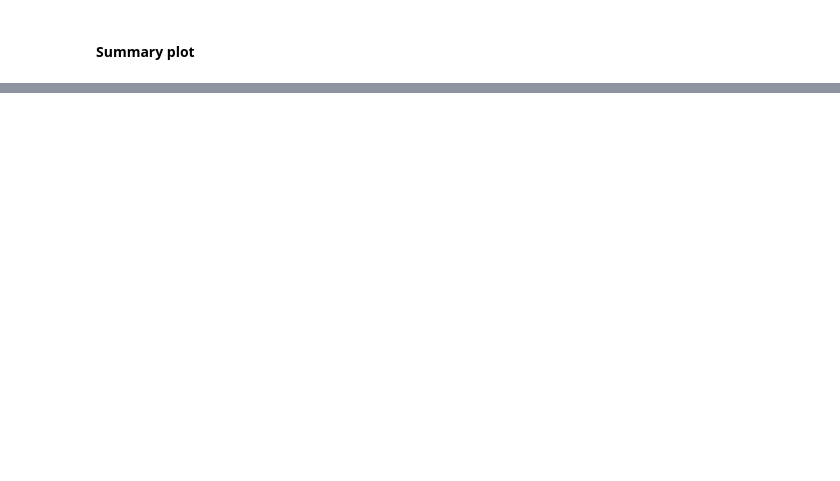
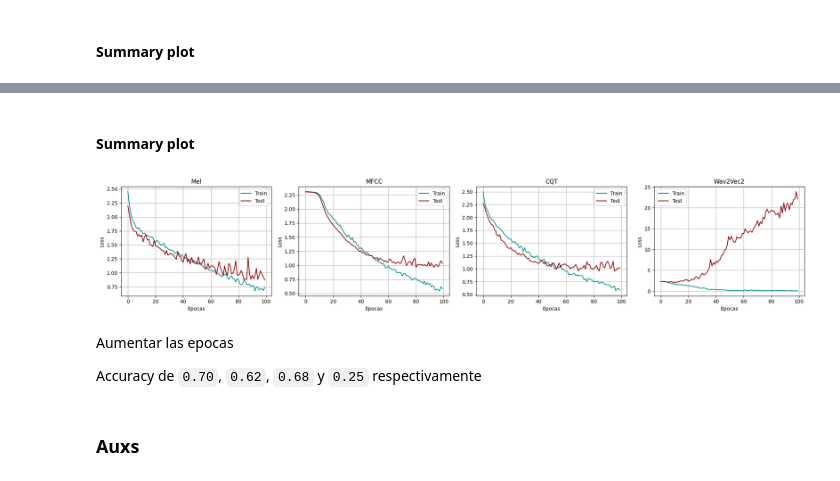
Before and after one commit to aaronbernal28/DeepMusicGenreClassifier, a Jupyter notebook: notebooks/cnns.ipynb, the cells around one changed output, grey strips where cells are left out. Drawn from its saved outputs; the diff is of its cells as text; code cells hidden in the pictures; blank space fills up the shorter version.

```diff
--- a/notebooks/cnns.ipynb
+++ b/notebooks/cnns.ipynb
@@ -331,0 +445,10 @@ plt.show()
+# %%
+X_train = np.load('../Data/X_train_wav2vec2.npy')
+X_test = np.load('../Data/X_test_wav2vec2.npy')
+
+print(f"Entrenamiento: {len(X_train)} pares")
+print(f"Testeo: {len(X_test)} pares")
+
+train_dataset = Image_dataset(X_train, y_train)
+test_dataset = Image_dataset(X_test, y_test)
+train_dataset[1]
@@ -331,0 +469,21 @@ plt.show()
+# %%
+FEATURE_LEN = train_dataset[1]['input_length'][0]
+
+# Inicializa el modelo
+model = CNN2(feature_len=FEATURE_LEN).to(device)
+
+# Función de pérdida y optimizador
+criterion = nn.CrossEntropyLoss()
+optimizer = torch.optim.Adam(model.parameters(), lr=LEARNING_RATE)
+print(f"Modelo creado con {sum(p.numel() for p in model.parameters())} parámetros")
+
+#### Entrenamiento del modelo #####
+BATCH_SIZE = 4
+# DataLoaders
+train_dataloader = DataLoader(train_dataset, batch_size=BATCH_SIZE)
+val_dataloader = DataLoader(test_dataset, batch_size=BATCH_SIZE)
+
+train_losses_wav2vec2, val_losses_wav2vec2 = train(model, train_dataloader, val_dataloader, optimizer, criterion, NUM_EPOCHS)
+accur = accuracy(model, test_dataset)
+print("-" * 50)
+print(f"Accuracy del modelo con los datos de testeo: {accur:.2f}")
@@ -331,0 +510,21 @@ plt.show()
+# %% [markdown]
+#### Summary plot
+# %%
+fig, axes = plt.subplots(1, 4, figsize=(20, 4))
+
+plot_losses(train_losses_mel, val_losses_mel, axes[0], title='Mel')
+plot_losses(train_losses_mfcc, val_losses_mfcc, axes[1], title='MFCC')
+plot_losses(train_losses_cqt, val_losses_cqt, axes[2], title='CQT')
+plot_losses(train_losses_wav2vec2, val_losses_wav2vec2, axes[3], title='Wav2Vec2')
+#for ax in axes:
+#    ax.set_ylim(-0.1, 2.5)
+plt.tight_layout()
+plt.show()
+# %% [output]
+[figure, added]
+# %% [markdown]
+Aumentar las epocas
+
+Accuracy de `0.70`, `0.62`, `0.68` y `0.25` respectivamente
+# %% [markdown]
+### Auxs
```
Also changed, not shown: parts of 39 cells of this notebook, 1 other file.
